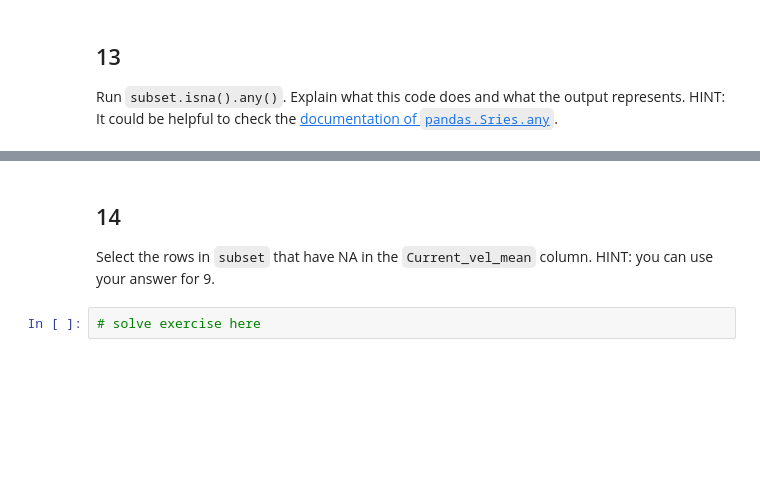
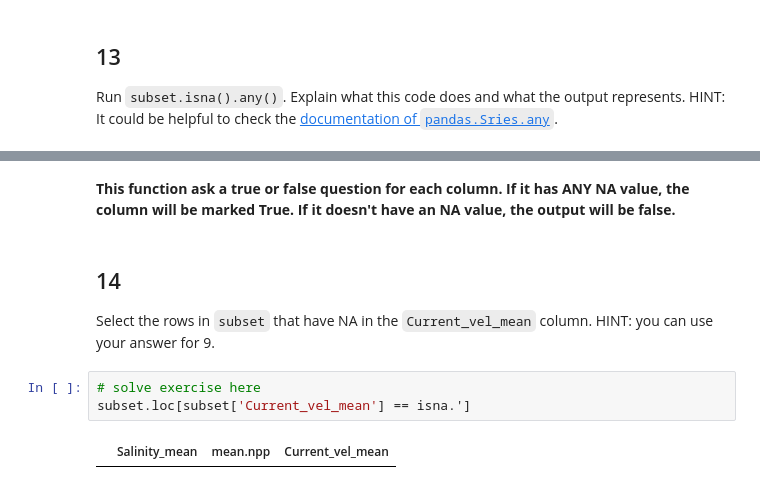
Before and after one commit to dianaxnav/eds220-hwk-1, a Jupyter notebook: hwk1-task3.ipynb, the cells around one changed output, grey strips where cells are left out. Drawn from its saved outputs; the diff is of its cells as text; blank space fills up the shorter version.

```diff
--- a/hwk1-task3.ipynb
+++ b/hwk1-task3.ipynb
@@ -284,6 +353,11 @@ Run `subset.isna().any()`. Explain what this code does and what the output repre
+# %% [markdown]
+**This function ask a true or false question for each column. If it has ANY NA value, the column will be marked True. If it doesn't have an NA value, the output will be false.**
 # %% [markdown]
 ## 14
 
 Select the rows in `subset` that have NA in the `Current_vel_mean` column. HINT: you can use your answer for 9.
 # %%
 # solve exercise here
+subset.loc[subset['Current_vel_mean'] == isna.']
+# %% [output]
+|  | Salinity_mean | mean.npp | Current_vel_mean |
```
Also changed, not shown: parts of 10 cells of this notebook.
